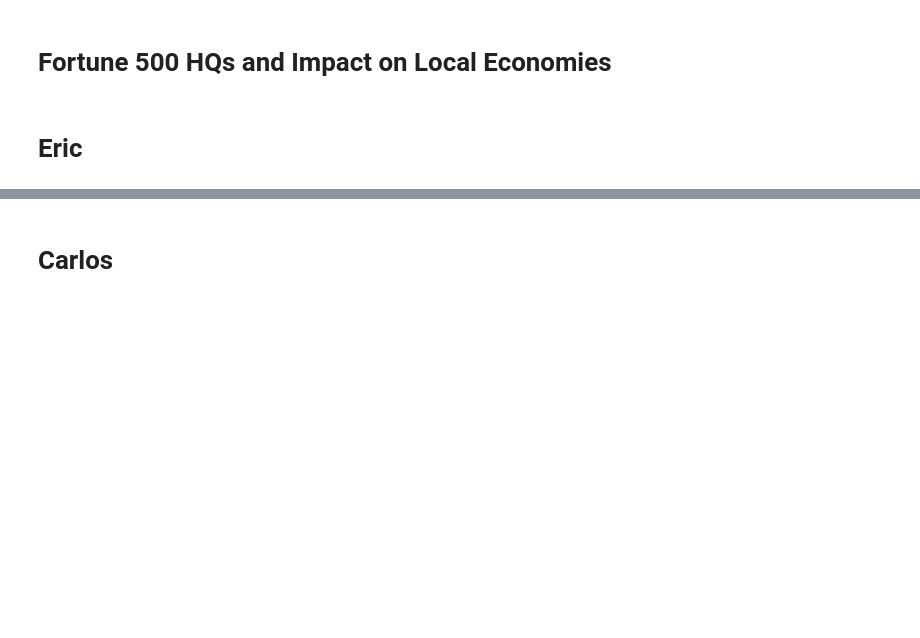
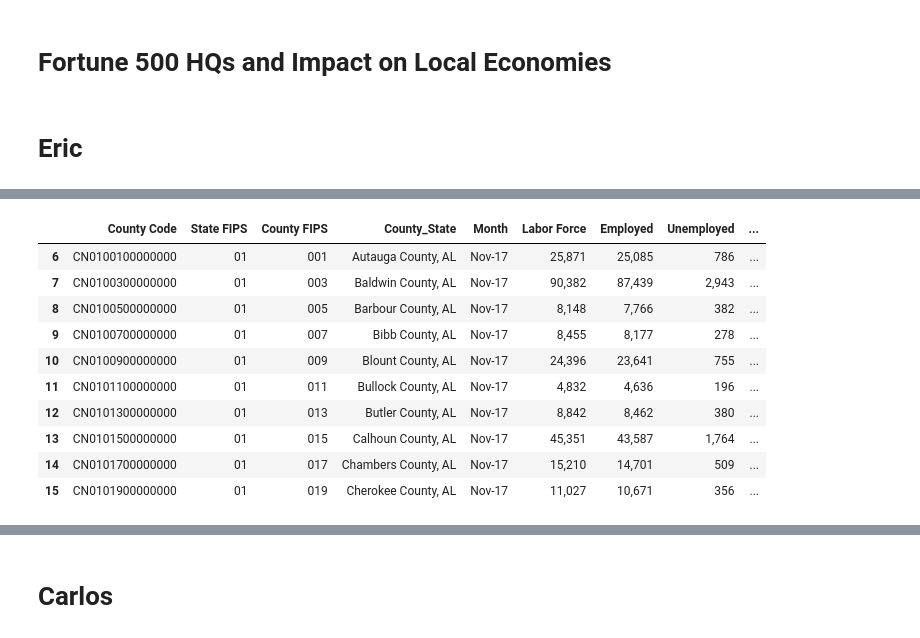
Before and after one commit to Gissel7181/Project-One, a Jupyter notebook: Project 1.ipynb, the cells around one changed output, grey strips where cells are left out. Saved outputs shown, nothing was run; the diff lists cells and outputs as text; code cells hidden in the pictures; blank space fills up the shorter version.

```diff
--- a/Project 1.ipynb
+++ b/Project 1.ipynb
@@ -39,0 +62,16 @@ unemployment_file.head(20)
+# %%
+# Remove extra rows that were included from csv formatting
+unemployment_df=unemployment_df.drop(unemployment_df.index[:6])
+unemployment_df.head(10)
+# %% [output]
+|  | County Code | State FIPS | County FIPS | County_State | Month | Labor Force | Employed | Unemployed | ... |
+| 6 | CN0100100000000 | 01 | 001 | Autauga County, AL | Nov-17 | 25,871 | 25,085 | 786 | ... |
+| 7 | CN0100300000000 | 01 | 003 | Baldwin County, AL | Nov-17 | 90,382 | 87,439 | 2,943 | ... |
+| 8 | CN0100500000000 | 01 | 005 | Barbour County, AL | Nov-17 | 8,148 | 7,766 | 382 | ... |
+| 9 | CN0100700000000 | 01 | 007 | Bibb County, AL | Nov-17 | 8,455 | 8,177 | 278 | ... |
+| 10 | CN0100900000000 | 01 | 009 | Blount County, AL | Nov-17 | 24,396 | 23,641 | 755 | ... |
+| 11 | CN0101100000000 | 01 | 011 | Bullock County, AL | Nov-17 | 4,832 | 4,636 | 196 | ... |
+| 12 | CN0101300000000 | 01 | 013 | Butler County, AL | Nov-17 | 8,842 | 8,462 | 380 | ... |
+| 13 | CN0101500000000 | 01 | 015 | Calhoun County, AL | Nov-17 | 45,351 | 43,587 | 1,764 | ... |
+| 14 | CN0101700000000 | 01 | 017 | Chambers County, AL | Nov-17 | 15,210 | 14,701 | 509 | ... |
+| 15 | CN0101900000000 | 01 | 019 | Cherokee County, AL | Nov-17 | 11,027 | 10,671 | 356 | ... |
```
Also changed, not shown: parts of 5 cells of this notebook, 2 other files.
